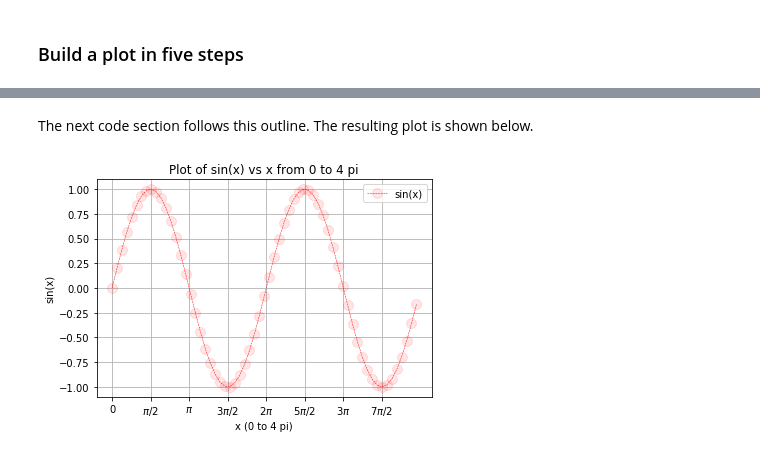
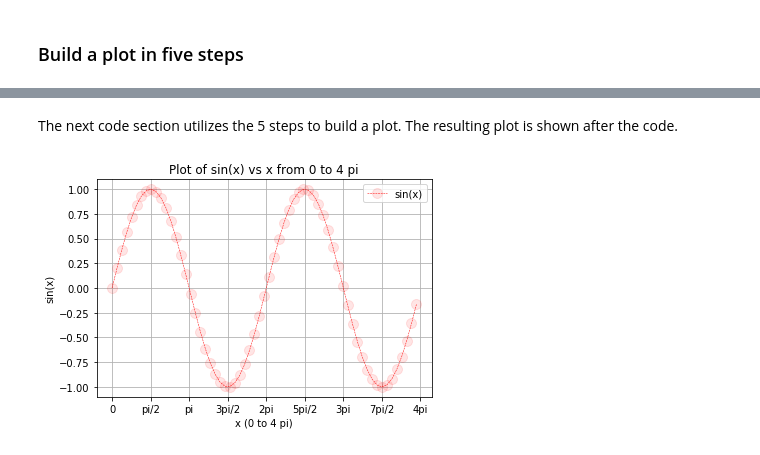
Before and after one commit to ProfessorKazarinoff/Problem-Solving-with-Python-37-Edition, a Jupyter notebook: notebooks/06-Plotting-with-Matplotlib/06.03-Line-Plots.ipynb, the cells around one changed output, grey strips where cells are left out. Drawn from its saved outputs; the diff is of its cells as text; code cells hidden in the pictures.

```diff
--- a/notebooks/06-Plotting-with-Matplotlib/06.03-Line-Plots.ipynb
+++ b/notebooks/06-Plotting-with-Matplotlib/06.03-Line-Plots.ipynb
@@ -258,36 +259,36 @@
 # %% [markdown]
-The next code section follows this outline. The resulting plot is shown below.
+The next code section utilizes the 5 steps to build a plot. The resulting plot is shown after the code.
 # %%
-# Imports
+# 1. Imports
 import numpy as np
 import matplotlib.pyplot as plt
-# include if using a Jupyter notebook. Remove if using a .py-file.
+# if using a Jupyter notebook, include:
 %matplotlib inline
 
-# Define data
+# 2. Define data
 x = np.arange(0, 4 * np.pi, 0.2)
 y = np.sin(x)
 
-# Plot data including options
+# 3. Plot data including options
 plt.plot(x, y,
     linewidth=0.5,
     linestyle='--',
     color='r',
     marker='o',
     markersize=10,
     markerfacecolor=(1, 0, 0, 0.1))
 
-# Add plot details
+# 4. Add plot details
 plt.title('Plot of sin(x) vs x from 0 to 4 pi')
 plt.xlabel('x (0 to 4 pi)')
 plt.ylabel('sin(x)')
-plt.legend(['sin(x)'])
+plt.legend(['sin(x)']) # list containing one string
 plt.xticks(
-    np.arange(0, 4*np.pi, np.pi/2),
-    ['0','$\pi$/2','$\pi$','$3\pi/2$','2$\pi$','5$\pi$/2','3$\pi$','7$\pi$/2'])
+    np.arange(0, 4*np.pi + np.pi/2, np.pi/2),
+    ['0','pi/2','pi','3pi/2','2pi','5pi/2','3pi','7pi/2','4pi'])
 plt.grid(True)
 
-# Show the plot
+# 5. Show the plot
 plt.show()
 # %% [output]
-[figure, old version]
+[figure, new version]
```
Also changed, not shown: parts of 12 cells of this notebook, 11 other files.
